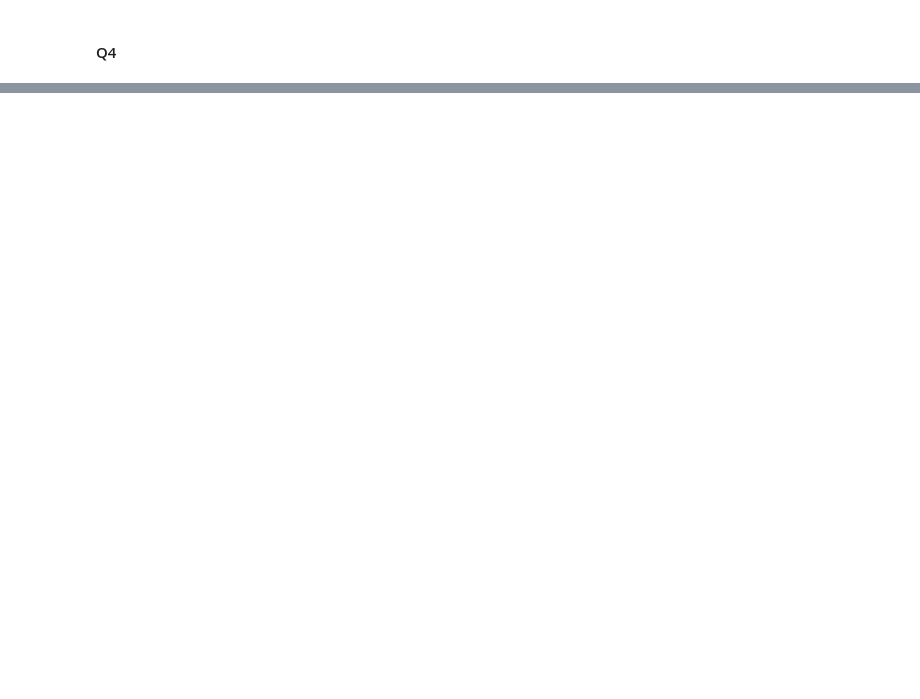
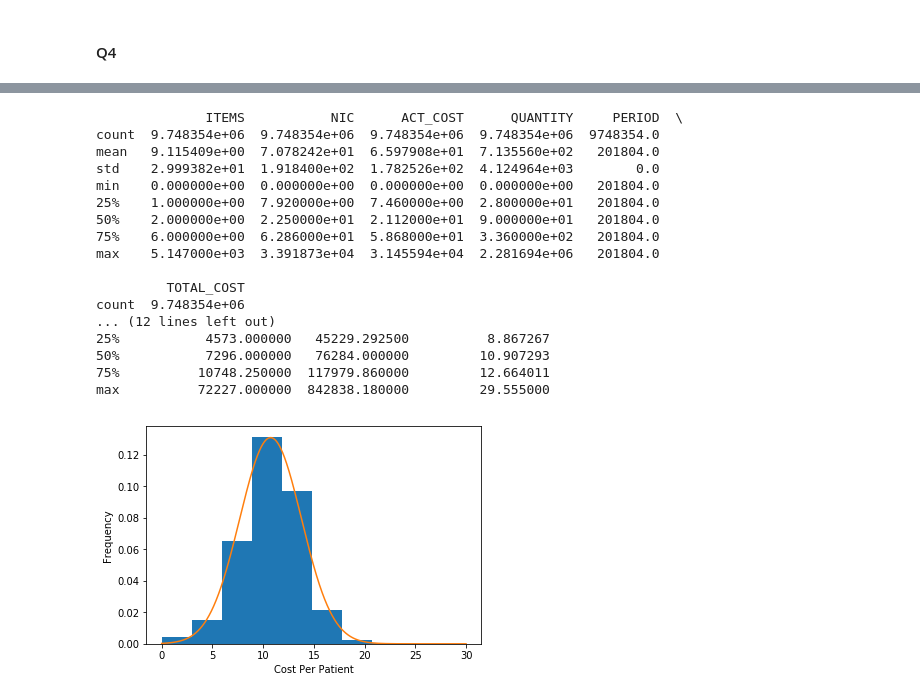
Before and after one commit to Angelaaaaa/HDSassignment, a Jupyter notebook: coding assignment/HDS.ipynb, the cells around one changed output, grey strips where cells are left out. Saved outputs shown, nothing was run; the diff lists cells and outputs as text; code cells hidden in the pictures; blank space fills up the shorter version.

```diff
--- a/coding assignment/HDS.ipynb
+++ b/coding assignment/HDS.ipynb
@@ -205,3 +229,33 @@ def scatterplot():
+# %%
+# Q4 2). plot the histogram for the cost per person for prescripitons
+def plothist():
+    presColumn = [' SHA', 'PCT', 'PRACTICE', 'BNF_CODE', 'BNF_NAME', 'ITEMS', 'NIC', 'ACT_COST', 'QUANTITY',
+                  'PERIOD',
+                  'Null']
+    presInfo = readToPandas(presFile, presColumn)
+    presInfo['TOTAL_COST'] = presInfo['ACT_COST']
+
+    print(presInfo.describe())
+    presUpdated = presInfo[['PRACTICE','TOTAL_COST']]
+    presUpdated = presUpdated.groupby('PRACTICE').sum()
+
+    pati = readToPandas(patiFile, None)
+    pati = pati[['CODE', 'NUMBER_OF_PATIENTS']]
+    pati.rename(columns={'CODE': 'PRACTICE'}, inplace=True)
+
+    res = pd.merge(pati, presUpdated, on='PRACTICE')
+    res['COST_PER_PATIENT'] = res['TOTAL_COST'] / res['NUMBER_OF_PATIENTS']
+    res = res.loc[lambda res: (((res.COST_PER_PATIENT<30))), :]
+    print(res.describe())
+
+    df = pd.DataFrame({'A': res['COST_PER_PATIENT']})
+    df.A.plot(kind='hist', density=True)
+    mean = np.mean( res['COST_PER_PATIENT'])
+    std = np.std( res['COST_PER_PATIENT'])
+    range = np.arange(0, 30, 0.001)
+    plt.xlabel("Cost Per Patient")
+    plt.plot(range, norm.pdf(range, mean, std))
+    plt.show()
 # %% [markdown]
 ### Execution Part and Answers:
 # %% [markdown]
@@ -455,0 +508,21 @@ AxesSubplot(0.125,0.125;0.62x0.755)
+# %%
+plothist()
+# %% [output]
+              ITEMS           NIC      ACT_COST      QUANTITY     PERIOD  \
+count  9.748354e+06  9.748354e+06  9.748354e+06  9.748354e+06  9748354.0
+mean   9.115409e+00  7.078242e+01  6.597908e+01  7.135560e+02   201804.0
+std    2.999382e+01  1.918400e+02  1.782526e+02  4.124964e+03        0.0
+min    0.000000e+00  0.000000e+00  0.000000e+00  0.000000e+00   201804.0
+25%    1.000000e+00  7.920000e+00  7.460000e+00  2.800000e+01   201804.0
+50%    2.000000e+00  2.250000e+01  2.112000e+01  9.000000e+01   201804.0
+75%    6.000000e+00  6.286000e+01  5.868000e+01  3.360000e+02   201804.0
+max    5.147000e+03  3.391873e+04  3.145594e+04  2.281694e+06   201804.0
+
+         TOTAL_COST
+count  9.748354e+06
+... (12 lines left out)
+25%           4573.000000   45229.292500          8.867267
+50%           7296.000000   76284.000000         10.907293
+75%          10748.250000  117979.860000         12.664011
+max          72227.000000  842838.180000         29.555000
+[figure, added]
```
Also changed, not shown: parts of 50 cells of this notebook.
